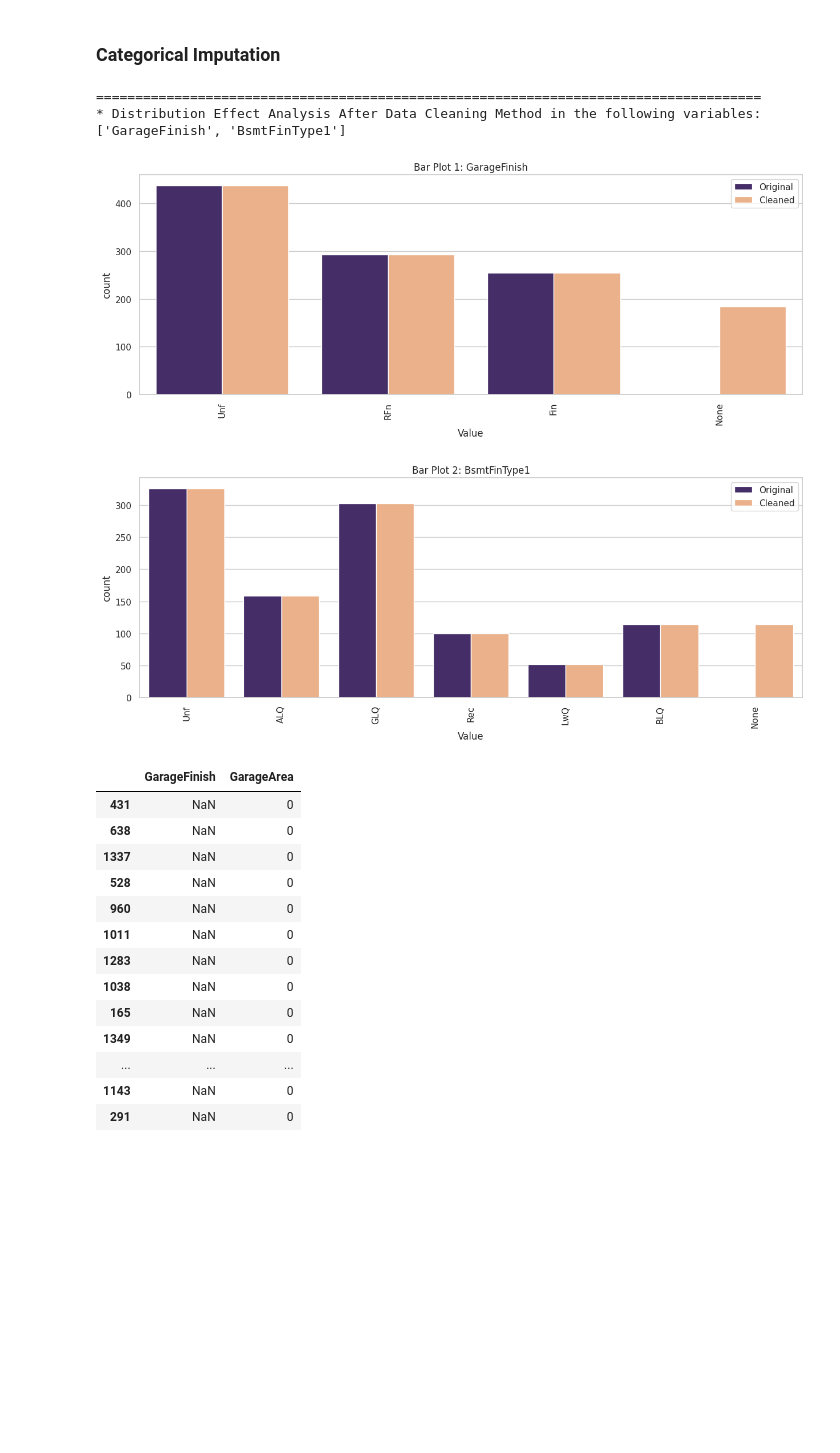
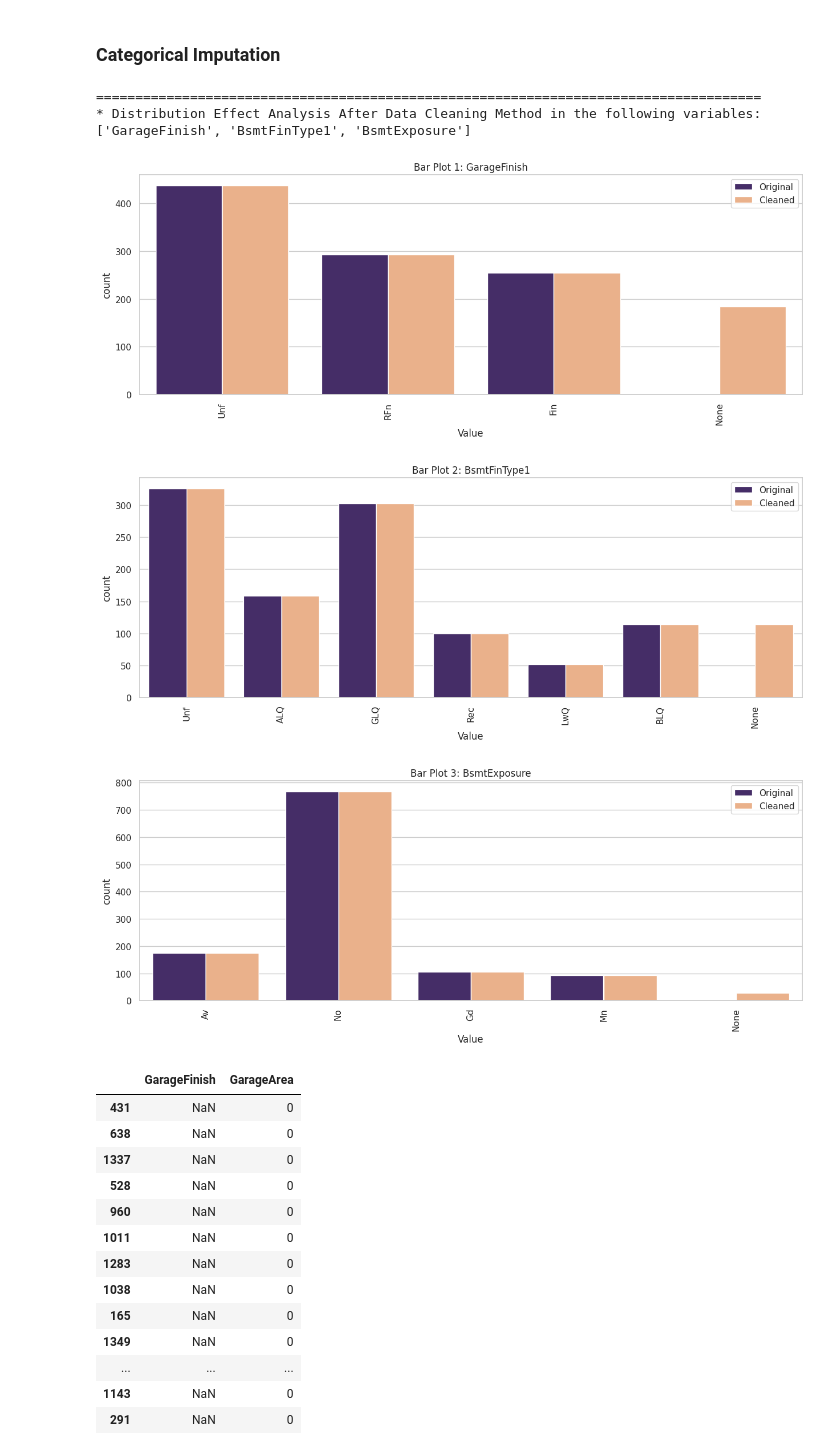
Before and after one commit to Ismino/Housepriceissues, a Jupyter notebook: jupyter_notebooks/DataCleaning.ipynb, the cells around one changed output. Drawn from its saved outputs; the diff is of its cells as text; code cells hidden in the pictures; blank space fills up the shorter version.

```diff
--- a/jupyter_notebooks/DataCleaning.ipynb
+++ b/jupyter_notebooks/DataCleaning.ipynb
@@ -341,18 +323,19 @@ TrainSet[(TrainSet['GarageArea'] ==0)][['GarageYrBlt', 'GarageArea']]
 # %%
 from feature_engine.imputation import CategoricalImputer
 
-categorical_vars = ['GarageFinish', 'BsmtFinType1']
+categorical_vars = ['GarageFinish', 'BsmtFinType1', 'BsmtExposure']
 imputer = CategoricalImputer(imputation_method='missing', fill_value='None', variables=categorical_vars)
 df_cat_imputation = imputer.fit_transform(TrainSet)
 VisualizeDataCleaningImpact(df_original=TrainSet,
                             df_cleaned=df_cat_imputation,
                             applied_methods_vars=categorical_vars)
 # %% [output]
 =====================================================================================
 * Distribution Effect Analysis After Data Cleaning Method in the following variables:
-['GarageFinish', 'BsmtFinType1']
+['GarageFinish', 'BsmtFinType1', 'BsmtExposure']
 [figure]
 [figure]
+[figure, added]
 # %%
 TrainSet[(TrainSet['GarageArea'] ==0)][['GarageFinish', 'GarageArea']]
 # %% [output]
```
Also changed, not shown: parts of 25 cells of this notebook, 4 other files.
